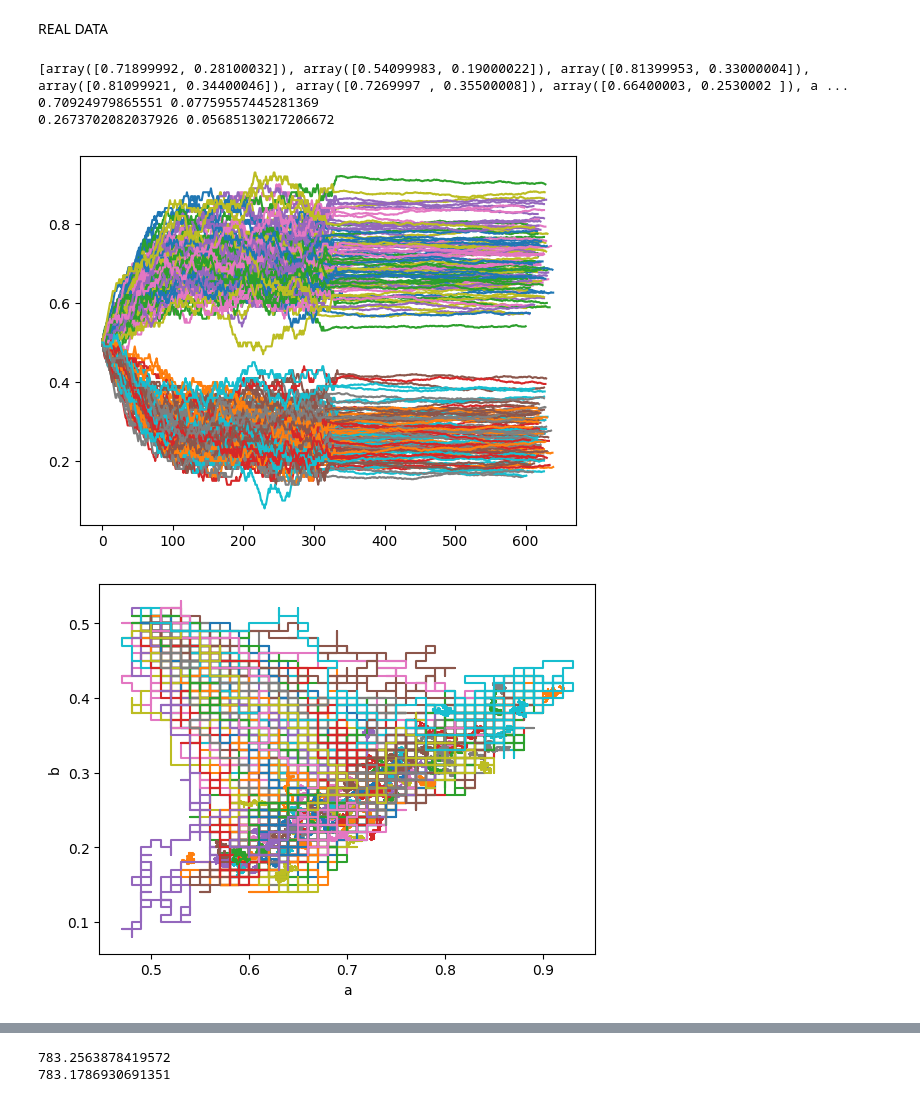
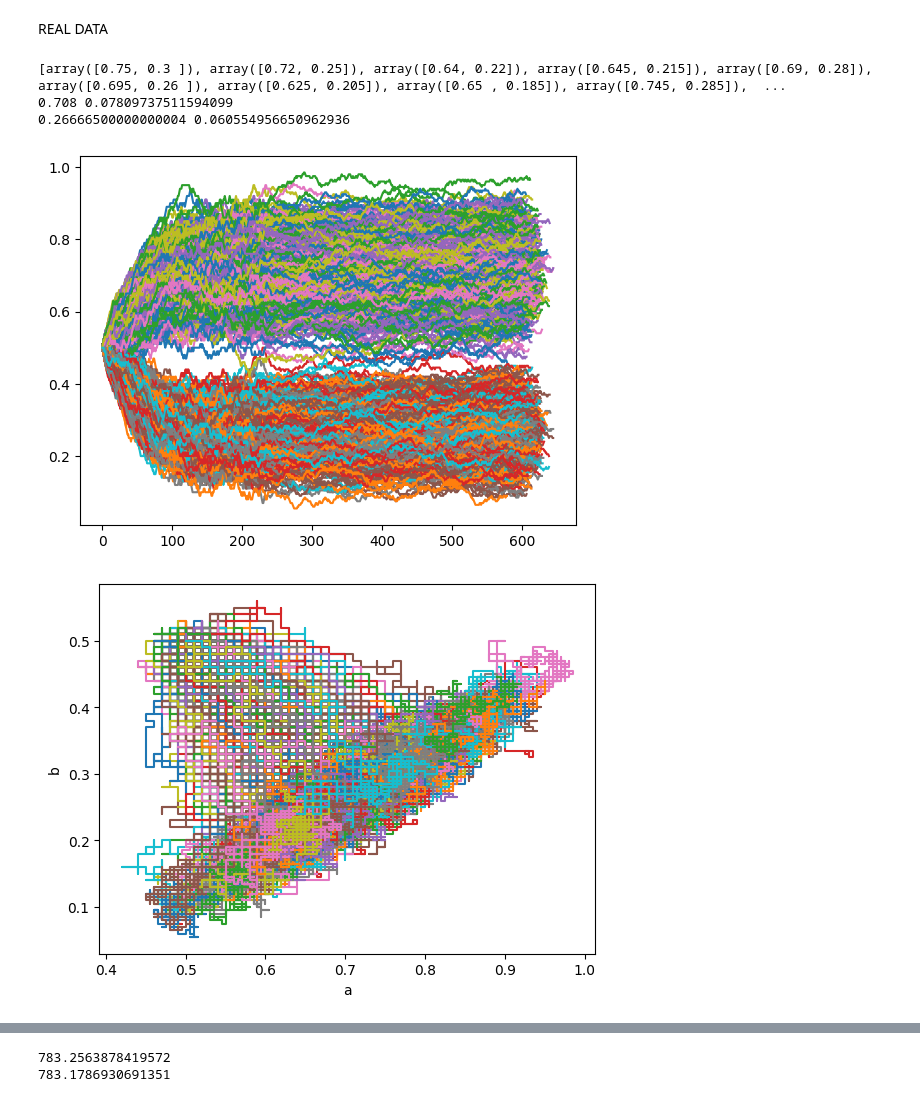
Before and after one commit to BradleyMak/Supernova_Cosmology, a Jupyter notebook: extension.ipynb, the cells around one changed output, grey strips where cells are left out. Saved outputs shown, nothing was run; the diff lists cells and outputs as text; code cells hidden in the pictures.

Commit message:
MCMC 1000 iterations

```diff
--- a/extension.ipynb
+++ b/extension.ipynb
@@ -314,0 +318,23 @@ optimised parameter[1] = 0.020989133924862895 +/- 0.543329481248286
+# %%
+#chi squared fitting
+
+#defining x and y values and the y errors for the chi squared fitting.
+xval = redshift
+yval = distance_modulus
+yerr = dm_err
+
+#setting some parameters for the resulting plots.
+plt.rcParams.update({'font.size': 16, 'lines.markersize': 3})
+
+#the model function that we're fitting to the dataset.
+def model_funct(xs, *vals):
+    return 5*np.log10((1+xs)*functions.get_transverse_comoving_distance(xs, H_0, vals[0], 1-vals[0], w_model='p=2', w_0 = -1, w_a = vals[1]))-5
+
+initial = np.array([0.73, 0]) # Initial guess for fit parameters
+
+#runs the automated chi squared fitting of the x and y data to the model function above, returning chi-squared statistics and the best fit parameters and their errors.
+parameters = functions.automated_curve_fitting(xval, yval, yerr, model_funct, initial,
+                                                xlabel = 'Redshift, $z$',
+                                                ylabel = 'Distance modulus $m - M$',
+                                                contour_plot=False,
+                                                parameter_labels=['$Ω_{Λ,0}$', '$Ω_{M,0}$'])
@@ -464,7 +504,10 @@ print(xdata, ydata, yerr)
 initial_pos = np.array([1, 1])
 no_steps = 10000
 
-def MCMC_2D(xdata, ydata, yerr, model_func, initial_pos, no_steps=10000, burn_in_step_size = 0.01, post_burn_in_step_size = 0.01, burn_in = 1000):
+def MCMC(xdata, ydata, yerr, model_func, initial_pos, dimensions = 2, no_steps=10000, burn_in_step_size = 0.01, post_burn_in_step_size = 0.01, burn_in = 1000):
+    #checks length of initial position array matches the number of dimensions.
+    assert len(initial_pos) == dimensions
+    #Generalised for n dimensions (default 2).
     #calculates chisq value of initial position and adds it to the chisq list.
     chisq = [np.sum(functions.chisq(initial_pos, model_func, xdata, ydata, yerr))]
     #initiates history array to store each coordinate the random walker passes through in the simulation.
@@ -476,11 +519,12 @@ def MCMC_2D(xdata, ydata, yerr, model_func, initial_pos, no_steps=10000, burn_in
         else:
             step_size = post_burn_in_step_size
         #initiates random walker object at the initial position
-        w = walker(initial_pos, ndim = 2, step_size=step_size)
+        w = walker(initial_pos, ndim = dimensions, step_size=step_size)
         #does 1 random step and saves this new position as a variable new_pos.
         pos_test = w.doSteps(1)
-        new_pos = pos_test[1]
+        new_pos = np.round(pos_test[1], 7)
         #calculates the chisq value of this new position and adds it to the chisq list.
+        #The rounding is to remove floating point error.
         chisq.append(np.sum(functions.chisq(new_pos, model_func, xdata, ydata, yerr)))
         #if the move reduced the chisq value, accept the move and add the new coordinate to the history
         # and set it as the new initial position for the next random step.
@@ -507,5 +551,5 @@ def MCMC_2D(xdata, ydata, yerr, model_func, initial_pos, no_steps=10000, burn_in
     #returns final position
     return (history[-1])
 
-MCMC_2D(xdata, ydata, yerr, func, initial_pos, no_steps = no_steps, burn_in_step_size=0.01)
+MCMC(xdata, ydata, yerr, func, initial_pos, no_steps = no_steps, burn_in_step_size=0.01)
 # %% [output]
@@ -517,30 +561,30 @@ REAL DATA
 # %%
 #defining x and y values and the y errors for the simulation.
 xval = redshift
 yval = distance_modulus
 yerr = dm_err
 
 #the model function that we're fitting to the dataset.
 def model_funct(xs, omega_lambda0, omega_M0):
     return 5*np.log10((1+xs)*functions.get_transverse_comoving_distance(xs, H_0, omega_lambda0, omega_M0))-5
 
-#start of MCMC chain
+#starting position of MCMC chain
 initial_pos = np.array([0.5, 0.5])
 
 #runs MCMC
 parameters = []
-for i in range(0, 100):
-    parameters.append(MCMC_2D(xval, yval, yerr, model_funct, initial_pos, no_steps=700, burn_in_step_size=0.01, post_burn_in_step_size=0.001, burn_in=400))
+for i in range(0, 1000):
+    parameters.append(MCMC(xval, yval, yerr, model_funct, initial_pos, no_steps=700, burn_in_step_size=0.01, post_burn_in_step_size=0.005, burn_in=300))
 print(parameters)
 
 #calculating the mean and standard deviation of the two parameters
 a = np.array(parameters)[:, 0]
 b = np.array(parameters)[:, 1]
 print(np.mean(a), np.std(a))
 print(np.mean(b), np.std(b))
 # %% [output]
-[array([0.71899992, 0.28100032]), array([0.54099983, 0.19000022]), array([0.81399953, 0.33000004]), array([0.81099921, 0.34400046]), array([0.7269997 , 0.35500008]), array([0.66400003, 0.2530002 ]), a ...
-0.70924979865551 0.07759557445281369
-0.2673702082037926 0.05685130217206672
+[array([0.75, 0.3 ]), array([0.72, 0.25]), array([0.64, 0.22]), array([0.645, 0.215]), array([0.69, 0.28]), array([0.695, 0.26 ]), array([0.625, 0.205]), array([0.65 , 0.185]), array([0.745, 0.285]),  ...
+0.708 0.07809737511594099
+0.26666500000000004 0.060554956650962936
-[figure, old version]
+[figure, new version]
-[figure, old version]
+[figure, new version]
```
Also changed, not shown: parts of 14 cells of this notebook, 2 other files.
